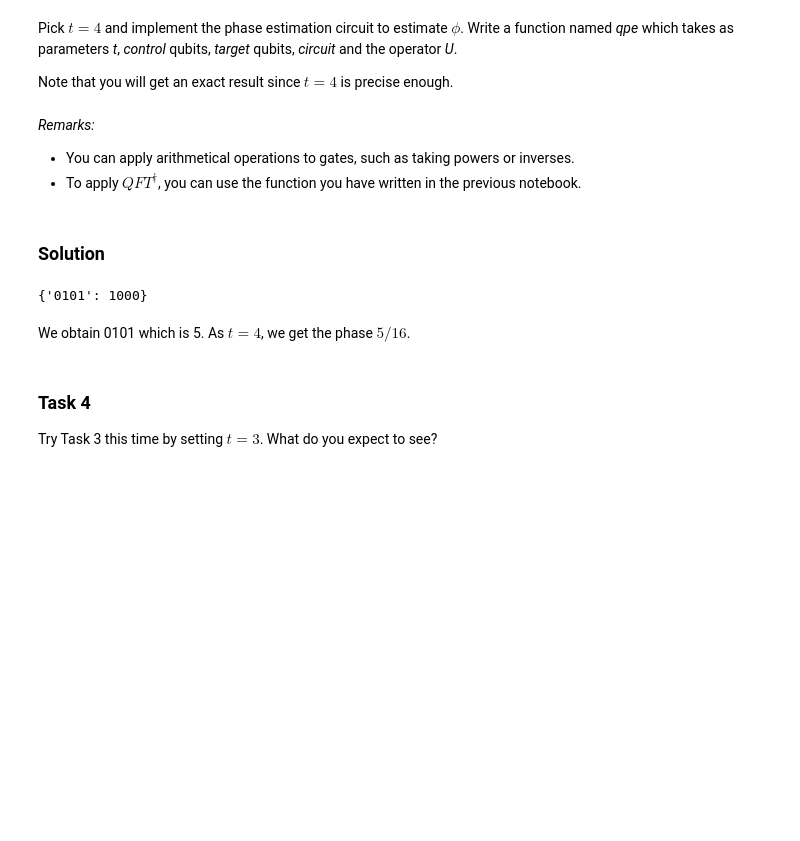
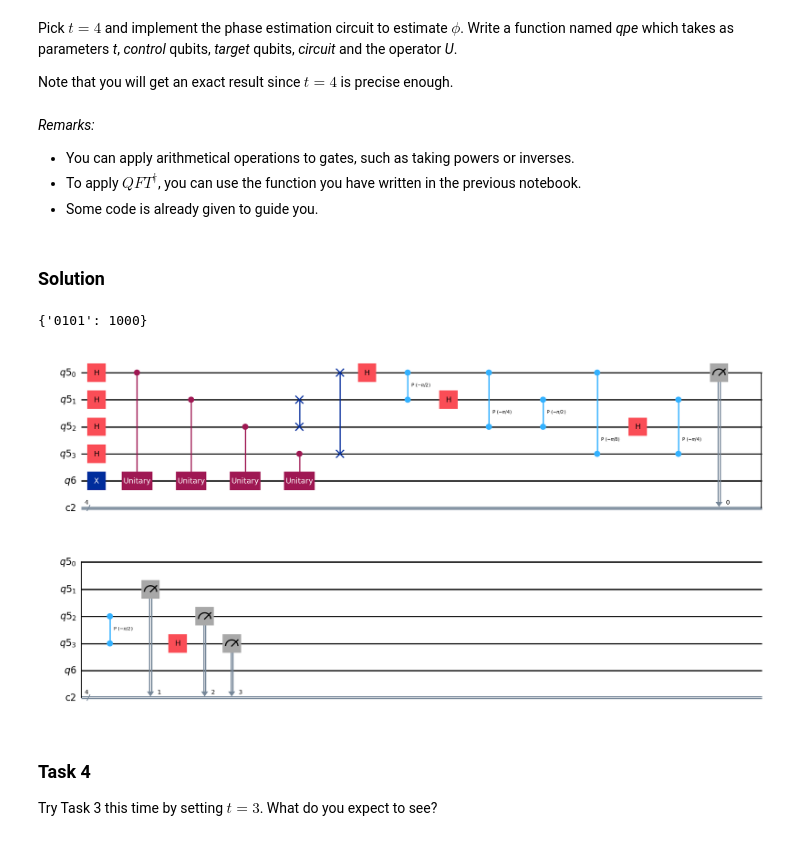
Before and after one commit to ozlemsalehi/cs435, a Jupyter notebook: silver/D03_Phase_Estimation_Solutions.ipynb, the cells around one changed output. Saved outputs shown, nothing was run; the diff lists cells and outputs as text; code cells hidden in the pictures; blank space fills up the shorter version.

Commit message:
phase estimation qiskit order fixed

```diff
--- a/silver/D03_Phase_Estimation_Solutions.ipynb
+++ b/silver/D03_Phase_Estimation_Solutions.ipynb
@@ -83,9 +87,9 @@ Consider the unitary operator $U$ with eigenvector $\ket{1}$ and eigenvalue $e^{
 # %%
+import numpy as np
 from qiskit.circuit.library import PhaseGate
-from qiskit.quantum_info.operators import Operator
 from math import pi
 
-phase = 5/16
-U = Operator(PhaseGate(2*pi*phase)) #We need a 2*pi since CP adds a phase of e^{i \phi}
-print(U)
+phase = 5 / 16
+U = PhaseGate(2*pi*phase).to_matrix() #We need a 2*pi since P(theta) adds a phase of e^{i theta}
+print(np.round(U, 3))
 # %% [output]
@@ -101,6 +110,7 @@ Note that you will get an exact result since $t=4$ is precise enough.
 
 - You can apply arithmetical operations to gates, such as taking powers or inverses.
 - To apply $QFT^{\dagger}$, you can use the function you have written in the previous notebook.
+- Some code is already given to guide you.
 # %% [markdown]
 <h3>Solution </h3>
 # %%
@@ -127,71 +138,65 @@ def iqft(n, qubits, circuit):
 # %%
 #%%writefile qpe.py
 from qiskit import QuantumRegister, ClassicalRegister, QuantumCircuit
-from qiskit_aer import AerSimulator
 from qiskit.circuit.library import UnitaryGate
+import numpy as np
 
-def qpe(t,control, target, circuit, U):
+def qpe(t, control, target, circuit, U):
+    # U is the unitary matrix (numpy array) whose eigenvalue we would like to estimate.
+    # Qiskit ordering: control[0] is the least significant qubit of the control register.
+    # control[j] controls U^(2^j), so after iqft the control register holds phase*2^t,
+    # which can be read directly as an integer from the measurement result.
 
     #Apply Hadamard to control qubits
     for qb in control:
         circuit.h(qb)
 
-    # Apply controlled unitaries
-    for i in range(t):
-        # Assemble list of control and target qubits
-        qubits=[control[t-i-1]]
-        for qq in target:
-            qubits.append(qq)
-
-        # Apply CU gates
-        circuit.append(UnitaryGate(U).control(),qubits)
-
-        # Increase the power of U for next iteration
-        U=Operator(UnitaryGate(U.dot(U)))
+    for j in range(t):
+        #Create the gate CU^(2^j) where control[j] is the control qubit
+        CU = UnitaryGate(np.linalg.matrix_power(U, 2**j)).control()
+        circuit.append(CU, [control[j]] + list(target))
 
     #Apply inverse QFT
     iqft(t,control,circuit)
 # %%
-
 from qiskit import QuantumRegister, ClassicalRegister, QuantumCircuit, transpile
 from qiskit_aer import AerSimulator
 
 #Set n and t
 t=4 #Number of qubits in the control register
 n=1 #Number of qubits in the register storing eigenvector
 
 #Create t qubits of the control register
 control = QuantumRegister(t)
 
 #Create n qubits of the target register
 target = QuantumRegister(n)
 
 #Create classical register to measure control qubits
 measurement = ClassicalRegister(t)
 
 #Create cirucit
-qc1=QuantumCircuit(control, target, measurement)
+qc1=QuantumCircuit(control,  target,  measurement)
 
 #Set target qubit to state |1>
 qc1.x(target[0])
 
 #Apply QPE
 qpe(t,control, target, qc1, U)
 
 # Measure control qubits
 qc1.measure(control, measurement)
 
-
-# Reverse target (and every other) qubits
-qc1=qc1.reverse_bits()
+# Qiskit ordering: each key of counts is the binary representation of phase*2^t
 qc1_transpiled = transpile(qc1, AerSimulator())
 job = AerSimulator().run(qc1_transpiled,shots=1000)
 counts = job.result().get_counts(qc1_transpiled)
 print(counts)
+
+qc1.draw("mpl")
 # %% [output]
 {'0101': 1000}
+[figure, added]
-# %% [markdown]
-We obtain 0101 which is 5. As $t=4$, we get the phase $5/16$.
 # %% [markdown]
 <a id="task4"></a>
 <h3>Task 4</h3>
```
Also changed, not shown: parts of 19 cells of this notebook, 2 other files.
